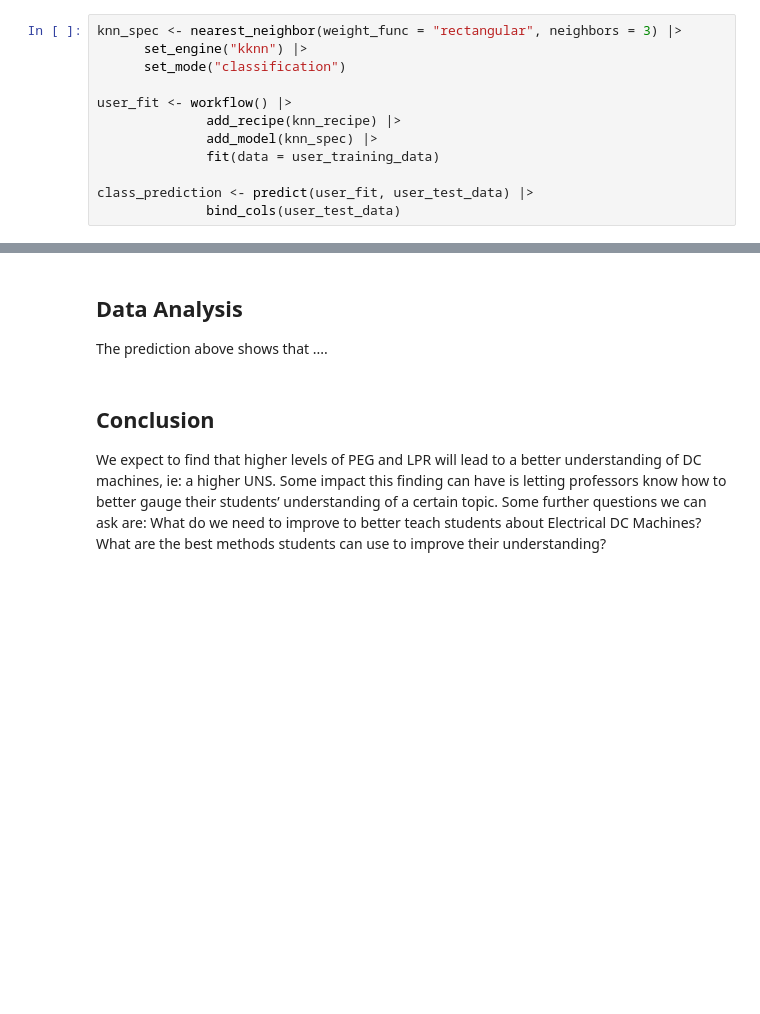
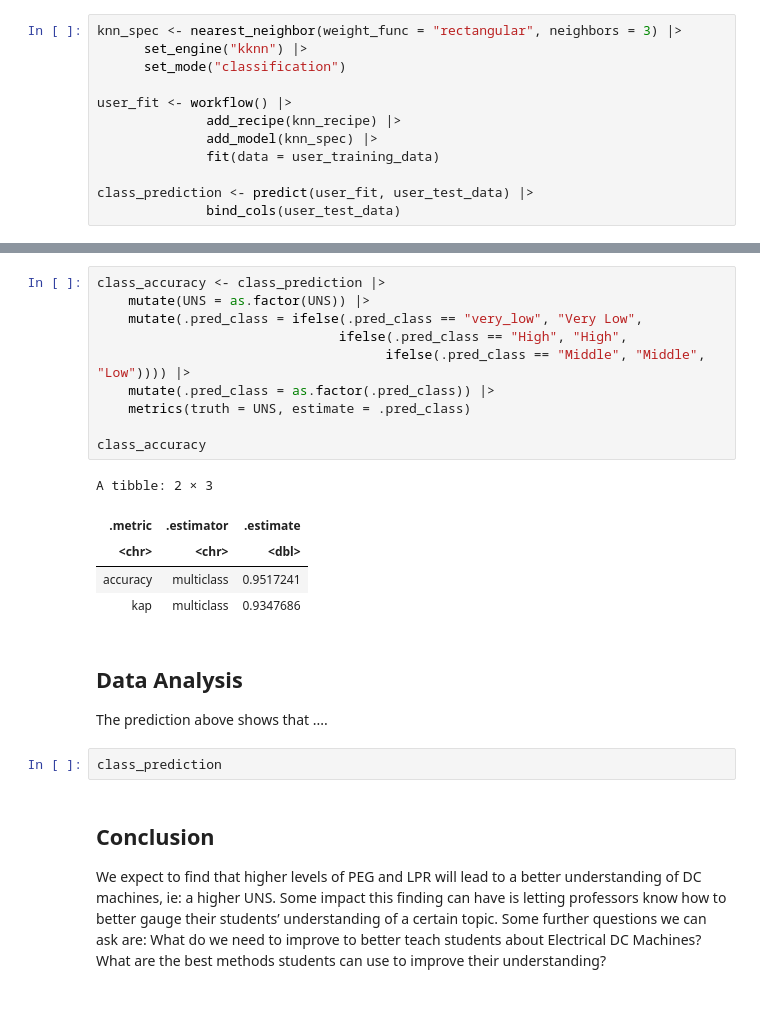
Before and after one commit to jjannahm/dsci_groupproject_report, a Jupyter notebook: proposal.ipynb, the cells around one changed output, grey strips where cells are left out. Drawn from its saved outputs; the diff is of its cells as text; blank space fills up the shorter version.

Commit message:
Added class_accuracy function

```diff
--- a/proposal.ipynb
+++ b/proposal.ipynb
@@ -324,6 +352,24 @@ class_plot
+# %%
+class_accuracy <- class_prediction |>
+    mutate(UNS = as.factor(UNS)) |>
+    mutate(.pred_class = ifelse(.pred_class == "very_low", "Very Low",
+                               ifelse(.pred_class == "High", "High",
+                                     ifelse(.pred_class == "Middle", "Middle", "Low")))) |>
+    mutate(.pred_class = as.factor(.pred_class)) |>
+    metrics(truth = UNS, estimate = .pred_class)
+
+class_accuracy
+# %% [output]
+A tibble: 2 × 3
+| .metric | .estimator | .estimate |
+| <chr> | <chr> | <dbl> |
+| accuracy | multiclass | 0.9517241 |
+| kap | multiclass | 0.9347686 |
 # %% [markdown]
 ## Data Analysis
 The prediction above shows that ....
+# %%
+class_prediction
 # %% [markdown]
 ## Conclusion
 We expect to find that higher levels of PEG and LPR will lead to a better understanding of DC machines, ie: a higher UNS. Some impact this finding can have is letting professors know how to better gauge their students’ understanding of a certain topic. Some further questions we can ask are: What do we need to improve to better teach students about Electrical DC Machines? What are the best methods students can use to improve their understanding?
```
Also changed, not shown: parts of 8 cells of this notebook.
